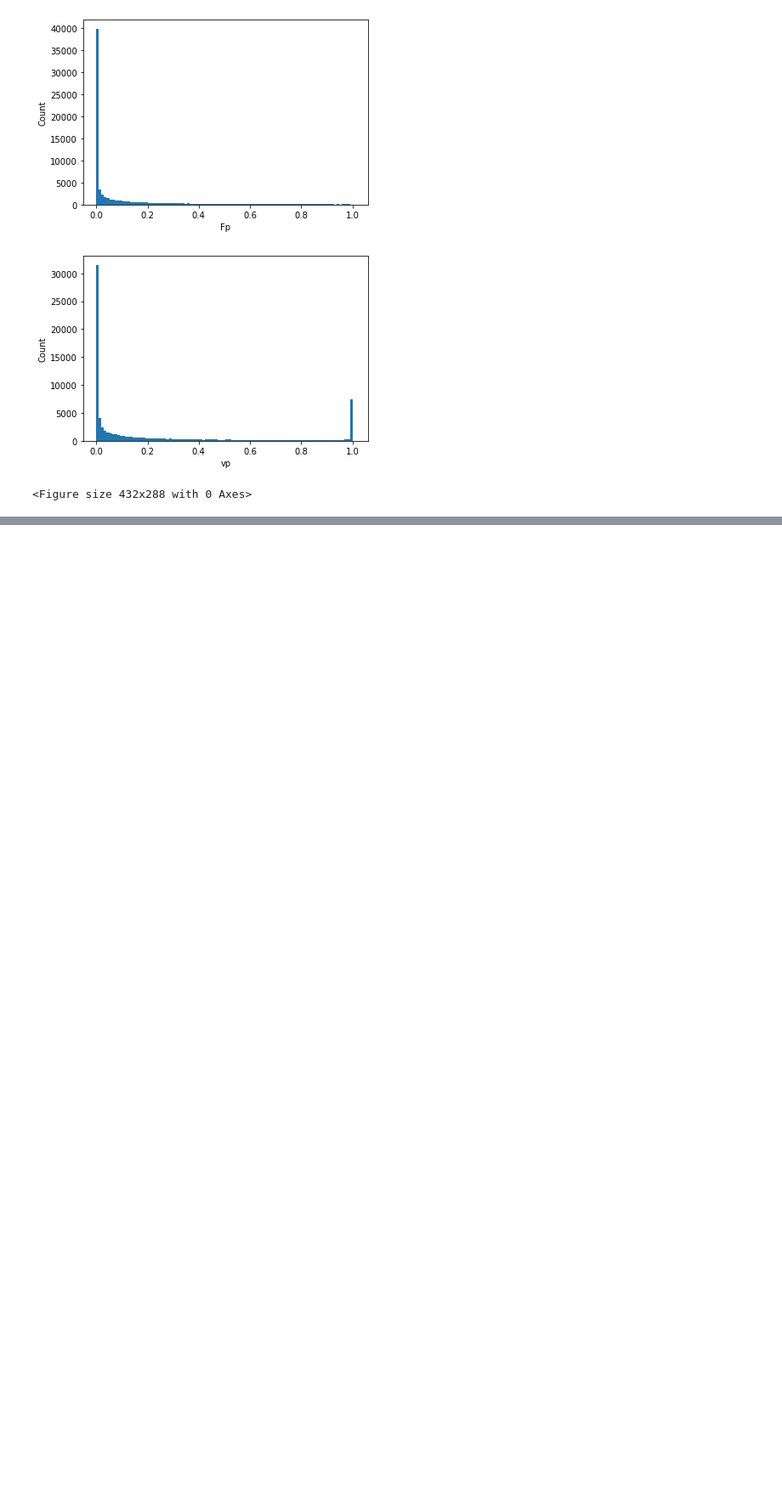
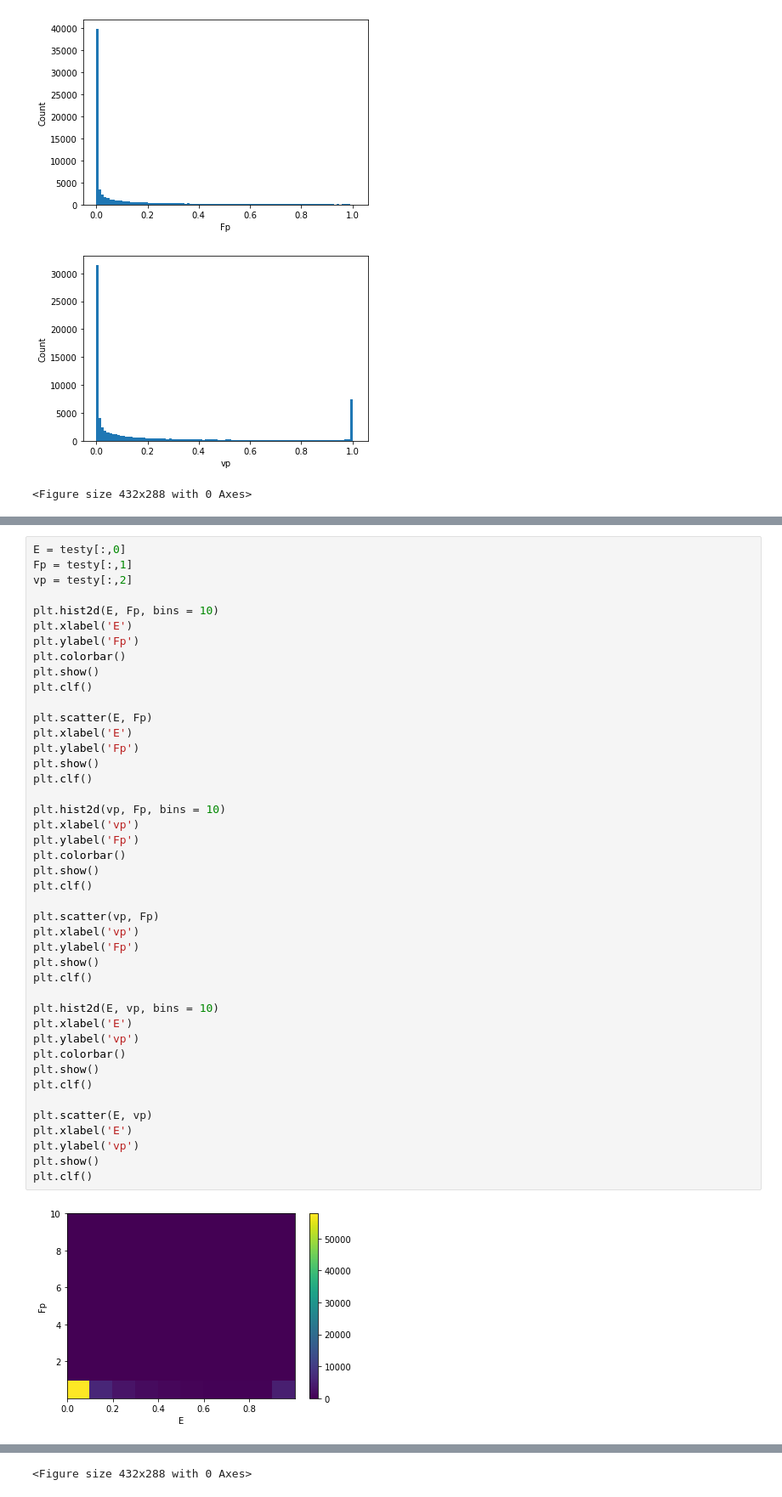
Before and after one commit to Michael-McLaren/MRI_ML, a Jupyter notebook: get_real_data.ipynb, the cells around one changed output, grey strips where cells are left out. Shown: that part at 85% size. Saved outputs shown, nothing was run; the diff lists cells and outputs as text; blank space fills up the shorter version.

```diff
--- a/get_real_data.ipynb
+++ b/get_real_data.ipynb
@@ -218,0 +215,45 @@ val_loss []
+# %%
+E = testy[:,0]
+Fp = testy[:,1]
+vp = testy[:,2]
+
+plt.hist2d(E, Fp, bins = 10)
+plt.xlabel('E')
+plt.ylabel('Fp')
+plt.colorbar()
+plt.show()
+plt.clf()
+
+plt.scatter(E, Fp)
+plt.xlabel('E')
+plt.ylabel('Fp')
+plt.show()
+plt.clf()
+
+plt.hist2d(vp, Fp, bins = 10)
+plt.xlabel('vp')
+plt.ylabel('Fp')
+plt.colorbar()
+plt.show()
+plt.clf()
+
+plt.scatter(vp, Fp)
+plt.xlabel('vp')
+plt.ylabel('Fp')
+plt.show()
+plt.clf()
+
+plt.hist2d(E, vp, bins = 10)
+plt.xlabel('E')
+plt.ylabel('vp')
+plt.colorbar()
+plt.show()
+plt.clf()
+
+plt.scatter(E, vp)
+plt.xlabel('E')
+plt.ylabel('vp')
+plt.show()
+plt.clf()
+# %% [output]
+[figure, added]
@@ -218,0 +265 @@ val_loss []
+<Figure size 432x288 with 0 Axes>
```
Also changed, not shown: parts of 21 cells of this notebook, 4 other files.
